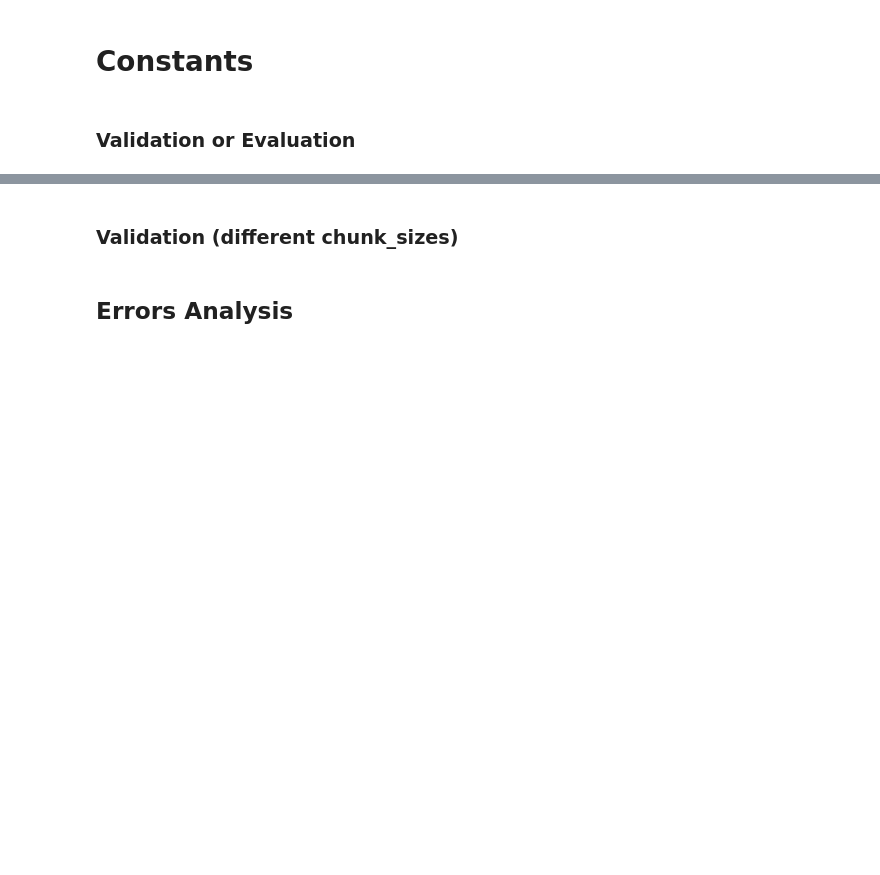
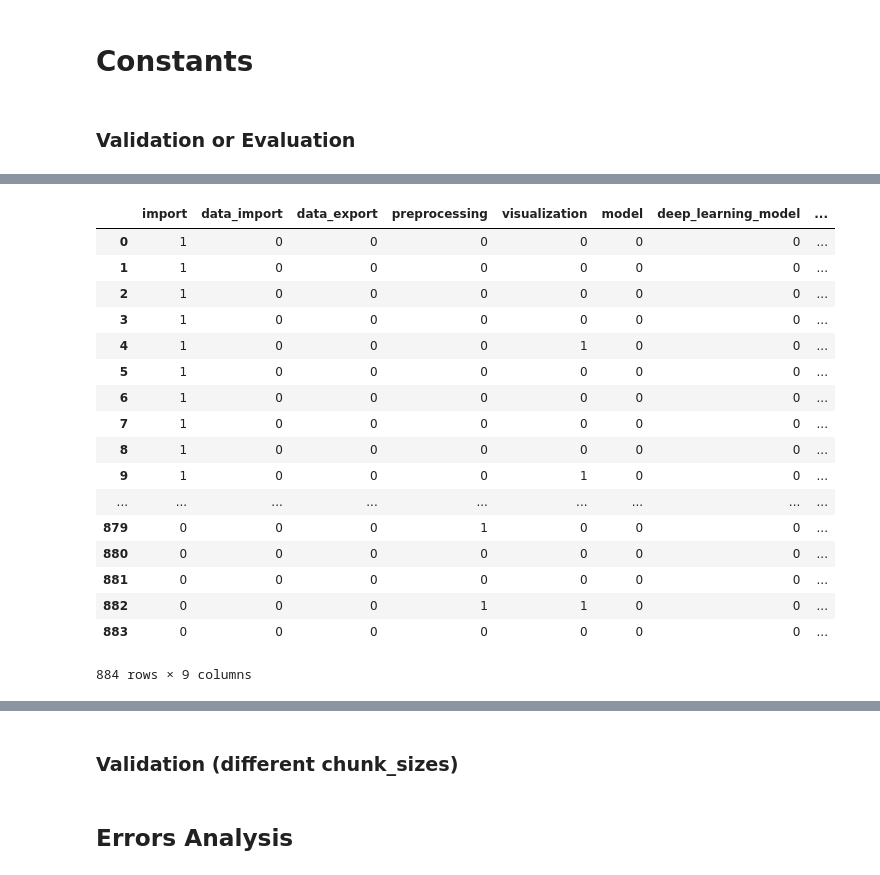
Before and after one commit to whatevernevermindbro/nl2ml-mirror, a Jupyter notebook: predict_tag.ipynb, the cells around one changed output, grey strips where cells are left out. Saved outputs shown, nothing was run; the diff lists cells and outputs as text; code cells hidden in the pictures; blank space fills up the shorter version.

```diff
--- a/predict_tag.ipynb
+++ b/predict_tag.ipynb
@@ -69,7 +69,7 @@ def SVM_evaluate(df, code_blocks, tfidf_params, TFIDF_DIR, SVM_params):
     plot_confusion_matrix(model, X_test, y_test)
     return metrics
 # %%
-def get_metrics(X, y, TAG_TO_PREDICT, MODEL_DIR):
+def get_metrics(X, y, TAGS_TO_PREDICT, MODEL_DIR):
     clf = pickle.load(open(MODEL_DIR, 'rb'))
     print("the model has been loaded")
     # result = loaded_model.score(X, y)
@@ -79,21 +79,22 @@ def get_metrics(X, y, TAG_TO_PREDICT, MODEL_DIR):
     f1 = f1_score(y_pred, y, average='weighted')
     print(f'Mean Accuracy {round(accuracy*100, 2)}%')
     print(f'F1-score {round(f1*100, 2)}%')
-    errors = y - y_pred
-    plt.hist(errors)
-    plot_precision_recall_curve(clf, X, y)
-    plot_confusion_matrix(clf, X, y, values_format='d')
-    def mean_confidence_interval(data, confidence=0.95):
-        a = 1.0 * np.array(data)
-        n = len(a)
-        m, se = np.mean(a), scipy.stats.sem(a)
-        h = se * scipy.stats.t.ppf((1 + confidence) / 2., n-1)
-        return m, m-h, m+h
-    conf_interval = mean_confidence_interval(errors, 0.95)
-    print(conf_interval)
+    # errors = y - y_pred
+    # plt.hist(errors)
+    # plot_precision_recall_curve(clf, X, y)
+    # plot_confusion_matrix(clf, X, y, values_format='d')
+    # def mean_confidence_interval(data, confidence=0.95):
+    #     a = 1.0 * np.array(data)
+    #     n = len(a)
+    #     m, se = np.mean(a), scipy.stats.sem(a)
+    #     h = se * scipy.stats.t.ppf((1 + confidence) / 2., n-1)
+    #     return m, m-h, m+h
+    # conf_interval = mean_confidence_interval(errors, 0.95)
+    # print(conf_interval)
     metrics = {'test_accuracy': accuracy
                , 'test_f1_score': f1
-               , 'conf_interval': conf_interval}
+            #    , 'conf_interval': conf_interval
+               }
     return X, y, y_pred, metrics
     print(result)
 # %%
@@ -106,16 +107,16 @@ def get_predictions(X, TAG_TO_PREDICT, MODEL_DIR):
 # %% [markdown]
 # Constants
 # %%
-GRAPH_VER = 3
+GRAPH_VER = 5
 MODEL = 'svm'
 CHUNK_SIZE = 10
-DATASET_PATH = './data/chunks_{}_validate.csv'.format(CHUNK_SIZE)
+DATASET_PATH = './data/golden_884_set.csv'
 MODEL_DIR = './models/{}_regex_graph_v{}.sav'.format(MODEL, GRAPH_VER)
 TFIDF_DIR = './models/tfidf_{}_graph_v{}.pickle'.format(MODEL, GRAPH_VER)
-CODE_COLUMN = 'code'
-TAG_TO_PREDICT = 'preprocessing'
+CODE_COLUMN = 'code_block'
+TAGS_TO_PREDICT = ['import', 'data_import', 'data_export', 'preprocessing',
+                    'visualization', 'model', 'deep_learning_model', 'train', 'predict']
 SCRIPT_DIR = './predict_tag.ipynb'
-TASK = 'evaluation/validation'
 # %% [markdown]
 ### Validation or Evaluation
 # %%
@@ -150,0 +168,21 @@ TASK = 'evaluation/validation'
+# %%
+y
+# %% [output]
+|  | import | data_import | data_export | preprocessing | visualization | model | deep_learning_model | ... |
+| 0 | 1 | 0 | 0 | 0 | 0 | 0 | 0 | ... |
+| 1 | 1 | 0 | 0 | 0 | 0 | 0 | 0 | ... |
+| 2 | 1 | 0 | 0 | 0 | 0 | 0 | 0 | ... |
+| 3 | 1 | 0 | 0 | 0 | 0 | 0 | 0 | ... |
+| 4 | 1 | 0 | 0 | 0 | 1 | 0 | 0 | ... |
+| 5 | 1 | 0 | 0 | 0 | 0 | 0 | 0 | ... |
+| 6 | 1 | 0 | 0 | 0 | 0 | 0 | 0 | ... |
+| 7 | 1 | 0 | 0 | 0 | 0 | 0 | 0 | ... |
+| 8 | 1 | 0 | 0 | 0 | 0 | 0 | 0 | ... |
+| 9 | 1 | 0 | 0 | 0 | 1 | 0 | 0 | ... |
+| ... | ... | ... | ... | ... | ... | ... | ... | ... |
+| 879 | 0 | 0 | 0 | 1 | 0 | 0 | 0 | ... |
+| 880 | 0 | 0 | 0 | 0 | 0 | 0 | 0 | ... |
+| 881 | 0 | 0 | 0 | 0 | 0 | 0 | 0 | ... |
+| 882 | 0 | 0 | 0 | 1 | 1 | 0 | 0 | ... |
+| 883 | 0 | 0 | 0 | 0 | 0 | 0 | 0 | ... |
+884 rows × 9 columns
```
Also changed, not shown: parts of 5 cells of this notebook, 12 other files.
